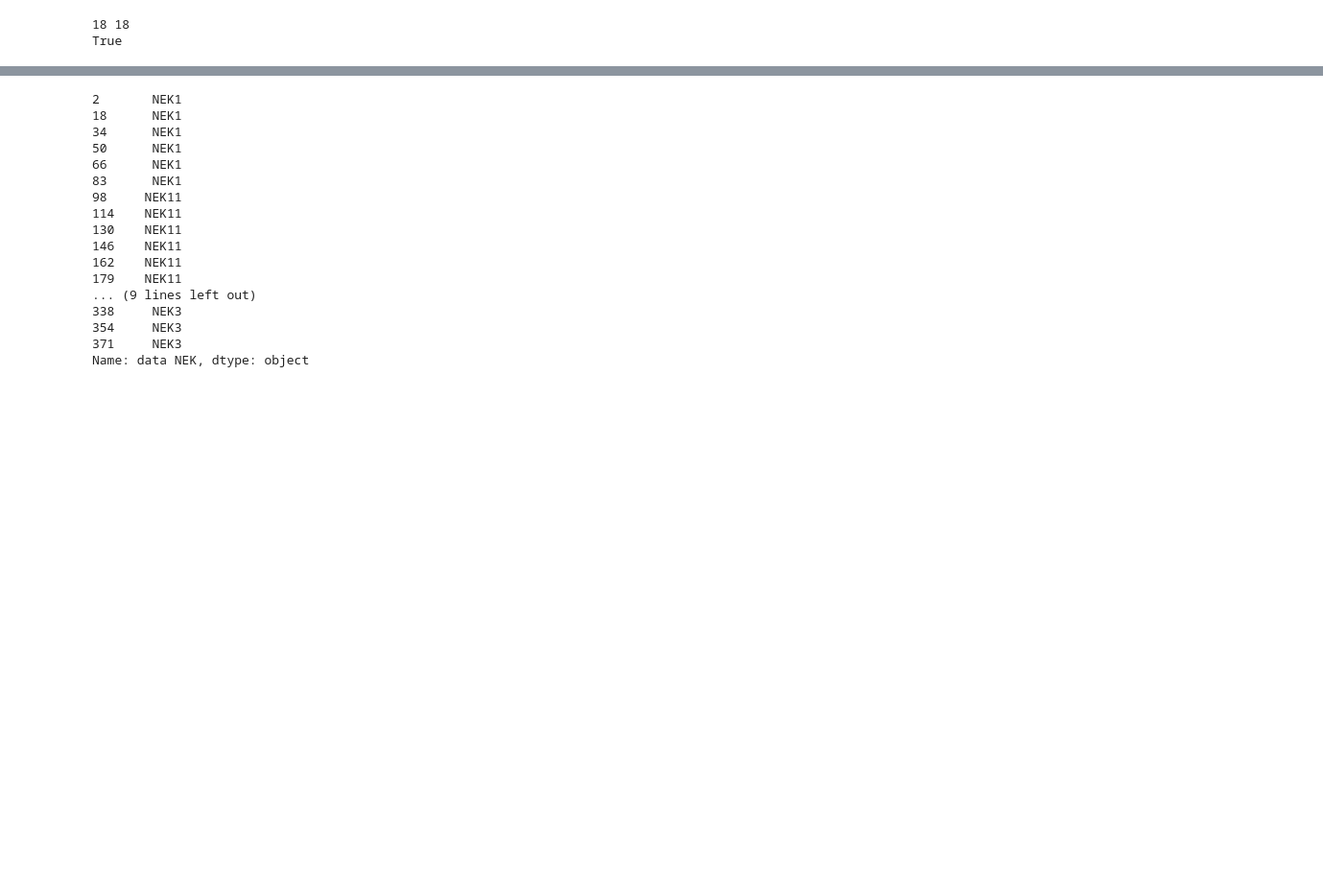
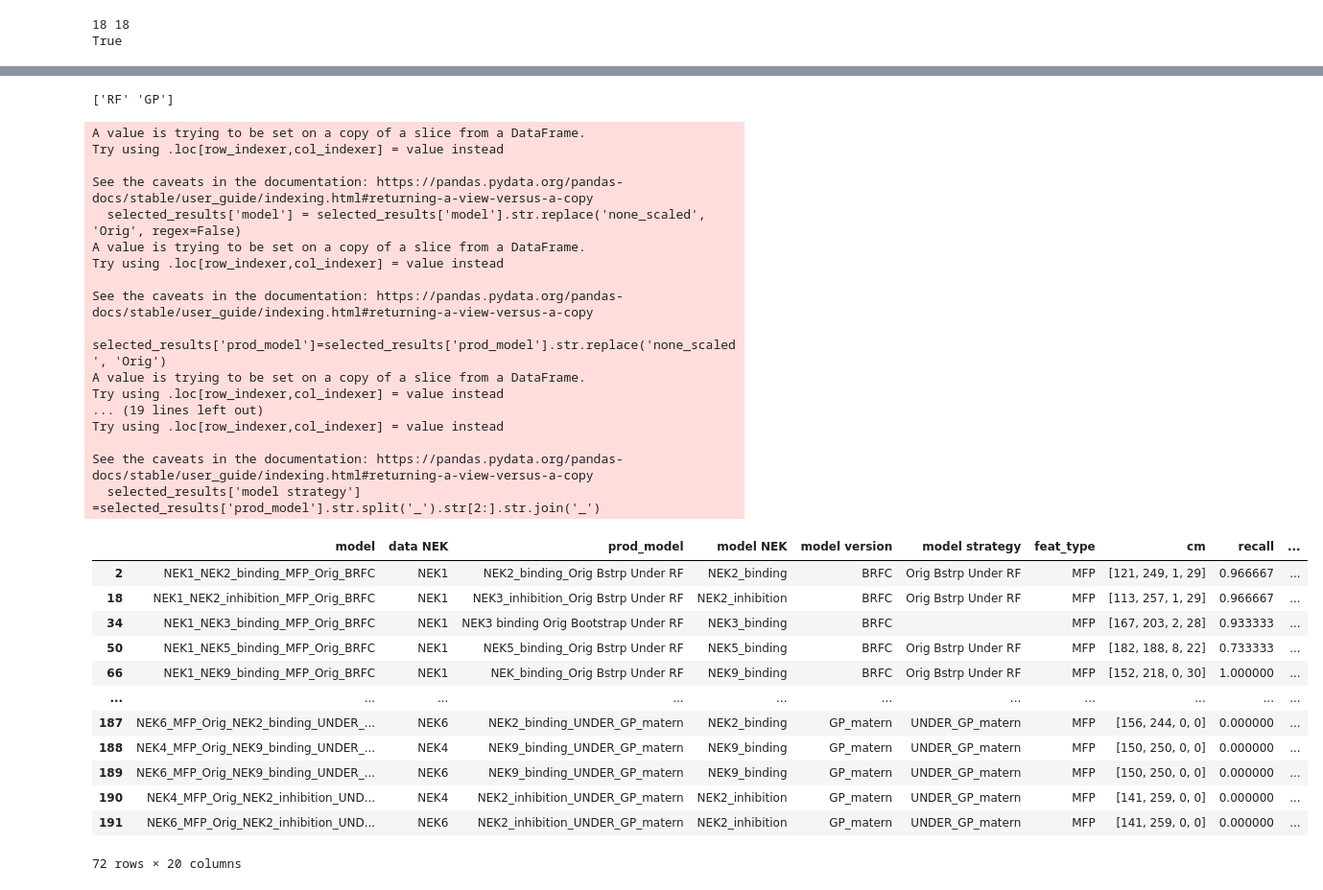
Before and after one commit to radhikasahai/ATOM_CODE, a Jupyter notebook: examples/compare_nanobret_cellular_holdout_prod.ipynb, the cells around one changed output, grey strips where cells are left out. Shown at 96% size. Drawn from its saved outputs; the diff is of its cells as text; code cells hidden in the pictures; blank space fills up the shorter version.

Commit message:
trying to plot results using prod model on different datasets, but some are not being plotted

```diff
--- a/examples/compare_nanobret_cellular_holdout_prod.ipynb
+++ b/examples/compare_nanobret_cellular_holdout_prod.ipynb
@@ -33,7 +34,7 @@ all_results= pd.concat([rf_results, gp_results])
 og_neks = ['NEK2_binding', 'NEK2_inhibition', 'NEK3_binding', 'NEK5_binding','NEK9_binding', 'NEK9_inhibition']
 best_rfs = [f'{og_nek}_MFP_none_scaled_BRFC' for og_nek in og_neks]
 best_rfs.append('NEK9_inhibition_MFP_none_scaled_BRFC_BCW')
-best_gps = [f'{og_nek}_MFP_UNDER_GP_matern' for og_nek in og_neks]
+best_gps = [f'{og_nek}_UNDER_GP_matern' for og_nek in og_neks]
 selected_prods = best_rfs+best_gps
 selected_prods.remove('NEK9_inhibition_MFP_none_scaled_BRFC')
 # %% [output]
@@ -42,23 +43,64 @@ selected_prods.remove('NEK9_inhibition_MFP_none_scaled_BRFC')
 selected_results = all_results[all_results['prod_model'].isin(selected_prods)]
 # %%
 # selected_results.to_csv('holdout/holdout_results/nanobret_cellular_holdout_only_prod_models.csv',index=False)
+print(selected_results['modeling_type'].unique())
+# %% [output]
+['RF' 'GP']
 # %%
-selected_results['data NEK']
+
+selected_results['model'] = selected_results['model'].str.replace('none_scaled', 'Orig', regex=False)
+selected_results['prod_model']=selected_results['prod_model'].str.replace('none_scaled', 'Orig')
+selected_results['model strategy']=selected_results['model strategy'].str.replace('none_scaled', 'Orig')
+# selected_results['model strategy'] =selected_results['model strategy'].replace({'NEK9_inhibition_MFP_Orig_BRFC_BCW',
+#                                         'NEK9_inhibition_Orig Bstrp Under RF BalWeight',
+#                                         'NEK2_binding_MFP_Orig_BRFC', 'NEK2_binding_Orig Bstrp Under RF'
+#                                             'NEK3_binding_MFP_Orig_BRFC', 'NEK3_binding_Orig Bstrp Under RF',
+#                                         'NEK5_binding_MFP_Orig_BRFC', 'NEK5_binding_Orig Bstrp Under RF',
+#                                         'NEK9_binding_MFP_Orig_BRFC', 'NEK_binding_Orig Bstrp Under RF',
+#                                         'NEK2_inhibition_MFP_Orig_BRFC', 'NEK3_inhibition_Orig Bstrp Under RF'
+#                                             })
+
+selected_results['prod_model'] = selected_results['prod_model'].replace({
+    'NEK9_inhibition_MFP_Orig_BRFC_BCW': 'NEK9_inhibition_Orig Bstrp Under RF BalWeight',
+    # 'NEK9_inhibition_Orig Bstrp Under RF BalWeight': 'NEK9 inhibition Orig Bootstrap Under RF BalWeight',
+    'NEK2_binding_MFP_Orig_BRFC': 'NEK2_binding_Orig Bstrp Under RF',
+    'NEK3_binding_MFP_Orig_BRFC': 'NEK3_binding_Orig Bstrp Under RF',
+    'NEK3_binding_Orig Bstrp Under RF': 'NEK3 binding Orig Bootstrap Under RF',
+    'NEK5_binding_MFP_Orig_BRFC': 'NEK5_binding_Orig Bstrp Under RF',
+    'NEK9_binding_MFP_Orig_BRFC': 'NEK_binding_Orig Bstrp Under RF',
+    'NEK2_inhibition_MFP_Orig_BRFC': 'NEK3_inhibition_Orig Bstrp Under RF'})
+selected_results['model strategy_old'] = selected_results['model strategy']
+selected_results['1-specificity'] = 1-selected_results['specificity']
+selected_results['model strategy'] =selected_results['prod_model'].str.split('_').str[2:].str.join('_')
+selected_results
 # %% [output]
-2       NEK1
-18      NEK1
-34      NEK1
-50      NEK1
-66      NEK1
-83      NEK1
-98     NEK11
-114    NEK11
-130    NEK11
-146    NEK11
-162    NEK11
-179    NEK11
-... (9 lines left out)
-338     NEK3
-354     NEK3
-371     NEK3
-Name: data NEK, dtype: object
+A value is trying to be set on a copy of a slice from a DataFrame.
+Try using .loc[row_indexer,col_indexer] = value instead
+
+See the caveats in the documentation: https://pandas.pydata.org/pandas-docs/stable/user_guide/indexing.html#returning-a-view-versus-a-copy
+  selected_results['model'] = selected_results['model'].str.replace('none_scaled', 'Orig', regex=False)
+A value is trying to be set on a copy of a slice from a DataFrame.
+Try using .loc[row_indexer,col_indexer] = value instead
+
+See the caveats in the documentation: https://pandas.pydata.org/pandas-docs/stable/user_guide/indexing.html#returning-a-view-versus-a-copy
+  selected_results['prod_model']=selected_results['prod_model'].str.replace('none_scaled', 'Orig')
+A value is trying to be set on a copy of a slice from a DataFrame.
+Try using .loc[row_indexer,col_indexer] = value instead
+... (19 lines left out)
+Try using .loc[row_indexer,col_indexer] = value instead
+
+See the caveats in the documentation: https://pandas.pydata.org/pandas-docs/stable/user_guide/indexing.html#returning-a-view-versus-a-copy
+  selected_results['model strategy'] =selected_results['prod_model'].str.split('_').str[2:].str.join('_')
+|  | model | data NEK | prod_model | model NEK | model version | model strategy | feat_type | cm | recall | ... |
+| 2 | NEK1_NEK2_binding_MFP_Orig_BRFC | NEK1 | NEK2_binding_Orig Bstrp Under RF | NEK2_binding | BRFC | Orig Bstrp Under RF | MFP | [121, 249, 1, 29] | 0.966667 | ... |
+| 18 | NEK1_NEK2_inhibition_MFP_Orig_BRFC | NEK1 | NEK3_inhibition_Orig Bstrp Under RF | NEK2_inhibition | BRFC | Orig Bstrp Under RF | MFP | [113, 257, 1, 29] | 0.966667 | ... |
+| 34 | NEK1_NEK3_binding_MFP_Orig_BRFC | NEK1 | NEK3 binding Orig Bootstrap Under RF | NEK3_binding | BRFC |  | MFP | [167, 203, 2, 28] | 0.933333 | ... |
+| 50 | NEK1_NEK5_binding_MFP_Orig_BRFC | NEK1 | NEK5_binding_Orig Bstrp Under RF | NEK5_binding | BRFC | Orig Bstrp Under RF | MFP | [182, 188, 8, 22] | 0.733333 | ... |
+| 66 | NEK1_NEK9_binding_MFP_Orig_BRFC | NEK1 | NEK_binding_Orig Bstrp Under RF | NEK9_binding | BRFC | Orig Bstrp Under RF | MFP | [152, 218, 0, 30] | 1.000000 | ... |
+| ... | ... | ... | ... | ... | ... | ... | ... | ... | ... | ... |
+| 187 | NEK6_MFP_Orig_NEK2_binding_UNDER_... | NEK6 | NEK2_binding_UNDER_GP_matern | NEK2_binding | GP_matern | UNDER_GP_matern | MFP | [156, 244, 0, 0] | 0.000000 | ... |
+| 188 | NEK4_MFP_Orig_NEK9_binding_UNDER_... | NEK4 | NEK9_binding_UNDER_GP_matern | NEK9_binding | GP_matern | UNDER_GP_matern | MFP | [150, 250, 0, 0] | 0.000000 | ... |
+| 189 | NEK6_MFP_Orig_NEK9_binding_UNDER_... | NEK6 | NEK9_binding_UNDER_GP_matern | NEK9_binding | GP_matern | UNDER_GP_matern | MFP | [150, 250, 0, 0] | 0.000000 | ... |
+| 190 | NEK4_MFP_Orig_NEK2_inhibition_UND... | NEK4 | NEK2_inhibition_UNDER_GP_matern | NEK2_inhibition | GP_matern | UNDER_GP_matern | MFP | [141, 259, 0, 0] | 0.000000 | ... |
+| 191 | NEK6_MFP_Orig_NEK2_inhibition_UND... | NEK6 | NEK2_inhibition_UNDER_GP_matern | NEK2_inhibition | GP_matern | UNDER_GP_matern | MFP | [141, 259, 0, 0] | 0.000000 | ... |
+72 rows × 20 columns
```
Also changed, not shown: parts of 4 cells of this notebook.
